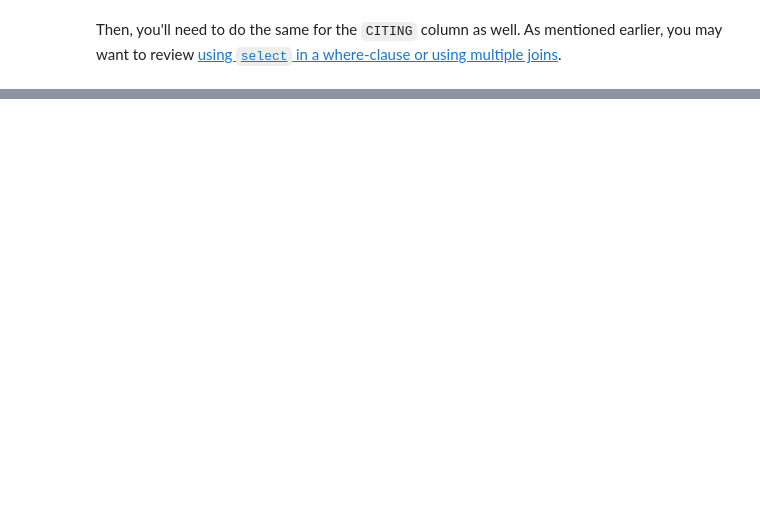
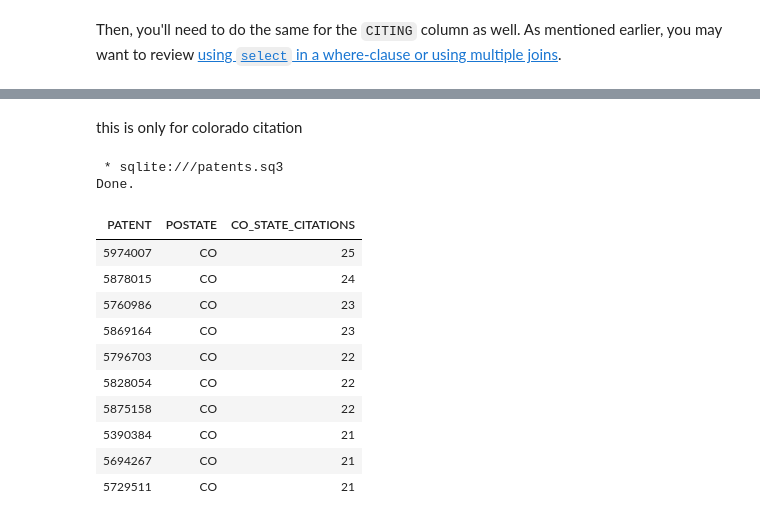
Before and after one commit to paudelnirajan/lab3-sql-patent2, a Jupyter notebook: Lab03-sqlite-patent.ipynb, the cells around one changed output, grey strips where cells are left out. Cells and saved outputs as stored; diff of their text form; code cells hidden in the pictures; blank space fills up the shorter version.

```diff
--- a/Lab03-sqlite-patent.ipynb
+++ b/Lab03-sqlite-patent.ipynb
@@ -72,0 +218,33 @@ Eneter your solution as a single SQL query below:
+# %% [markdown]
+this is only for colorado citation
+# %%
+%%sql
+SELECT p.PATENT, p.POSTATE,
+       COALESCE(counts.co_state_citations, 0) AS CO_STATE_CITATIONS
+FROM patents p
+LEFT JOIN (
+    SELECT c.CITING, COUNT(*) AS co_state_citations
+    FROM citations c
+    JOIN patents p1 ON c.CITED = p1.PATENT
+    JOIN patents p2 ON c.CITING = p2.PATENT
+    WHERE p1.POSTATE = p2.POSTATE
+      AND p1.POSTATE = 'CO'
+    GROUP BY c.CITING
+) counts ON p.PATENT = counts.CITING
+WHERE p.POSTATE = 'CO'
+ORDER BY CO_STATE_CITATIONS DESC
+LIMIT 10;
+# %% [output]
+ * sqlite:///patents.sq3
+Done.
+| PATENT | POSTATE | CO_STATE_CITATIONS |
+| 5974007 | CO | 25 |
+| 5878015 | CO | 24 |
+| 5760986 | CO | 23 |
+| 5869164 | CO | 23 |
+| 5796703 | CO | 22 |
+| 5828054 | CO | 22 |
+| 5875158 | CO | 22 |
+| 5390384 | CO | 21 |
+| 5694267 | CO | 21 |
+| 5729511 | CO | 21 |
```
Also changed, not shown: parts of 22 cells of this notebook.
